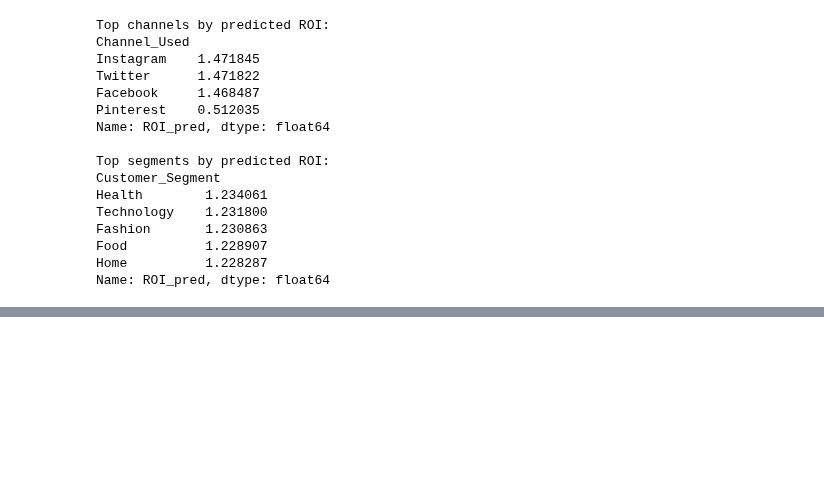
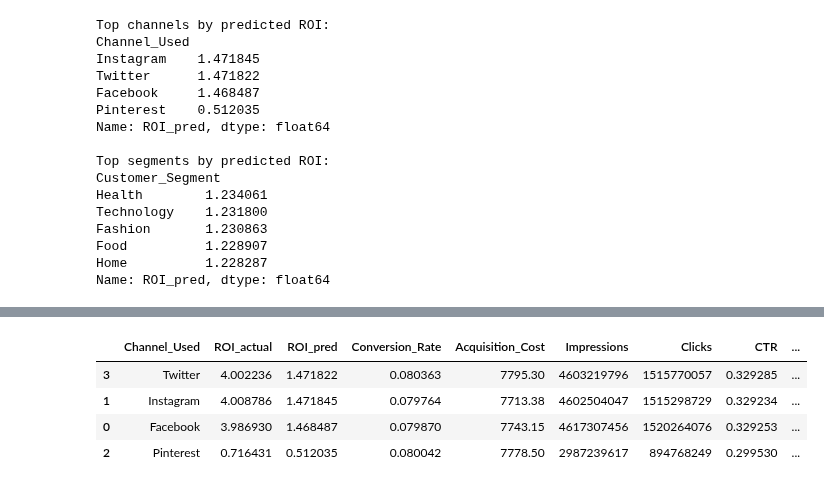
Before and after one commit to agentic-lab-club/centralized-advertising-ai-analytics, a Jupyter notebook: MML/ml.ipynb, the cells around one changed output, grey strips where cells are left out. Saved outputs shown, nothing was run; the diff lists cells and outputs as text; code cells hidden in the pictures; blank space fills up the shorter version.

```diff
--- a/MML/ml.ipynb
+++ b/MML/ml.ipynb
@@ -417,0 +524,26 @@ print(df_ml[['ROI','Conversion_Rate','Acquisition_Cost','cluster']].head(5))
+# %%
+def rank_channels(df_in):
+    agg = (
+        df_in.groupby('Channel_Used')
+        .agg(
+            ROI_actual=('ROI', 'mean'),
+            ROI_pred=('ROI_pred', 'mean'),
+            Conversion_Rate=('Conversion_Rate', 'mean'),
+            Acquisition_Cost=('Acquisition_Cost', 'median'),
+            Impressions=('Impressions', 'sum'),
+            Clicks=('Clicks', 'sum'),
+        )
+        .reset_index()
+    )
+    agg['CTR'] = agg['Clicks'] / agg['Impressions']
+    agg['score'] = agg['ROI_pred'] * agg['Conversion_Rate'].clip(lower=0)
+    return agg.sort_values('score', ascending=False)
+
+channel_rank = rank_channels(df_ml)
+channel_rank.head(10)
+# %% [output]
+|  | Channel_Used | ROI_actual | ROI_pred | Conversion_Rate | Acquisition_Cost | Impressions | Clicks | CTR | ... |
+| 3 | Twitter | 4.002236 | 1.471822 | 0.080363 | 7795.30 | 4603219796 | 1515770057 | 0.329285 | ... |
+| 1 | Instagram | 4.008786 | 1.471845 | 0.079764 | 7713.38 | 4602504047 | 1515298729 | 0.329234 | ... |
+| 0 | Facebook | 3.986930 | 1.468487 | 0.079870 | 7743.15 | 4617307456 | 1520264076 | 0.329253 | ... |
+| 2 | Pinterest | 0.716431 | 0.512035 | 0.080042 | 7778.50 | 2987239617 | 894768249 | 0.299530 | ... |
```
Also changed, not shown: parts of 8 cells of this notebook, 1 other file.
